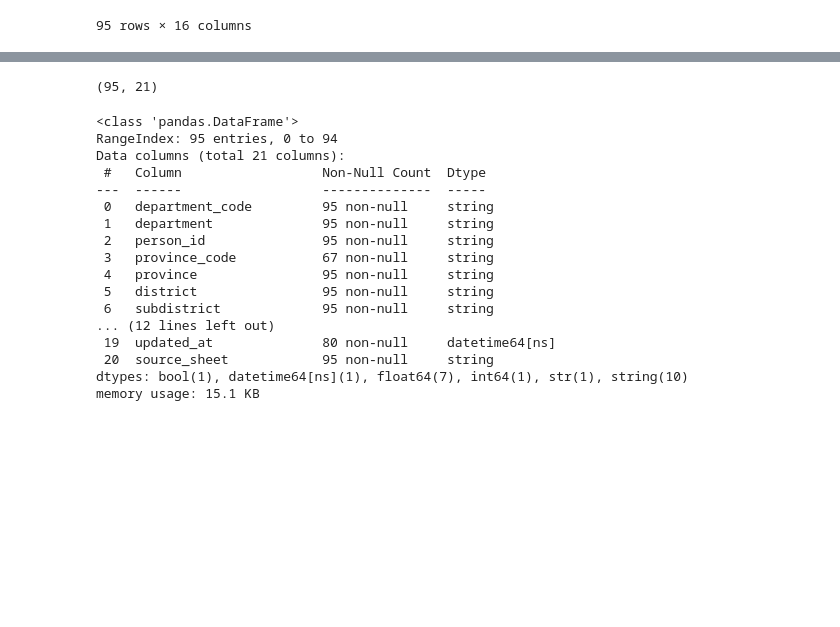
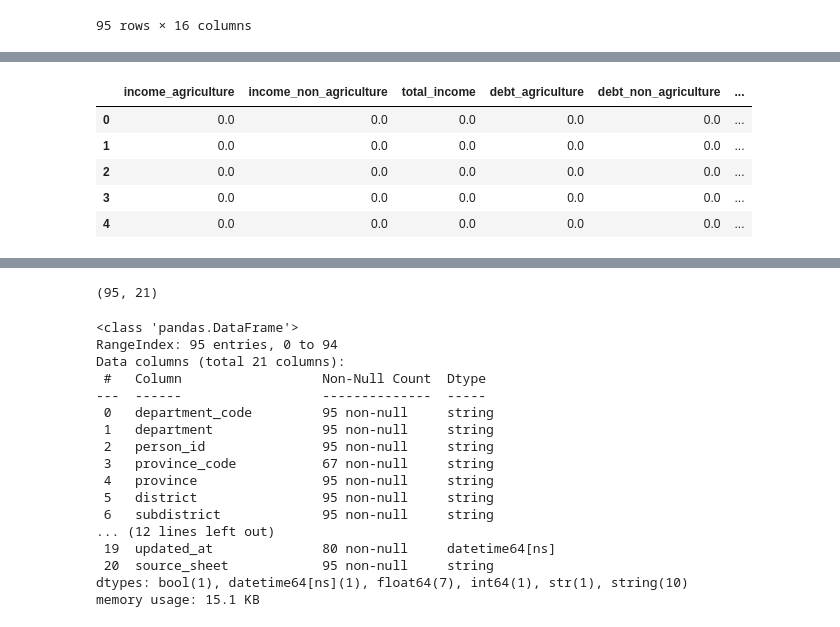
Before and after one commit to vivatbdi/MSDHS_OJT, a Jupyter notebook: py-jupyter_docker/course/day3/10_data_wrangling.ipynb, the cells around one changed output, grey strips where cells are left out. Saved outputs shown, nothing was run; the diff lists cells and outputs as text; code cells hidden in the pictures; blank space fills up the shorter version.

```diff
--- a/py-jupyter_docker/course/day3/10_data_wrangling.ipynb
+++ b/py-jupyter_docker/course/day3/10_data_wrangling.ipynb
@@ -749,0 +701,6 @@ farmer_analysis_df.head()
+# %%
+for column in numeric_columns:
+    farmer_clean_df[column] = (
+        farmer_clean_df[column]
+        .fillna(0)
+    )
@@ -749,0 +811,9 @@ farmer_analysis_df.head()
+# %%
+farmer_clean_df["total_income"] = (
+    farmer_clean_df[
+        "income_agriculture"
+    ]
+    + farmer_clean_df[
+        "income_non_agriculture"
+    ]
+)
@@ -749,0 +827,9 @@ farmer_analysis_df.head()
+# %%
+farmer_clean_df["total_debt"] = (
+    farmer_clean_df[
+        "debt_agriculture"
+    ]
+    + farmer_clean_df[
+        "debt_non_agriculture"
+    ]
+)
@@ -749,0 +846,28 @@ farmer_analysis_df.head()
+# %%
+farmer_clean_df["net_income"] = (
+    farmer_clean_df[
+        "total_income"
+    ]
+    - farmer_clean_df[
+        "total_debt"
+    ]
+)
+# %%
+farmer_clean_df[
+    [
+        "income_agriculture",
+        "income_non_agriculture",
+        "total_income",
+        "debt_agriculture",
+        "debt_non_agriculture",
+        "total_debt",
+        "net_income",
+    ]
+].head()
+# %% [output]
+|  | income_agriculture | income_non_agriculture | total_income | debt_agriculture | debt_non_agriculture | ... |
+| 0 | 0.0 | 0.0 | 0.0 | 0.0 | 0.0 | ... |
+| 1 | 0.0 | 0.0 | 0.0 | 0.0 | 0.0 | ... |
+| 2 | 0.0 | 0.0 | 0.0 | 0.0 | 0.0 | ... |
+| 3 | 0.0 | 0.0 | 0.0 | 0.0 | 0.0 | ... |
+| 4 | 0.0 | 0.0 | 0.0 | 0.0 | 0.0 | ... |
```
Also changed, not shown: parts of 190 cells of this notebook.
